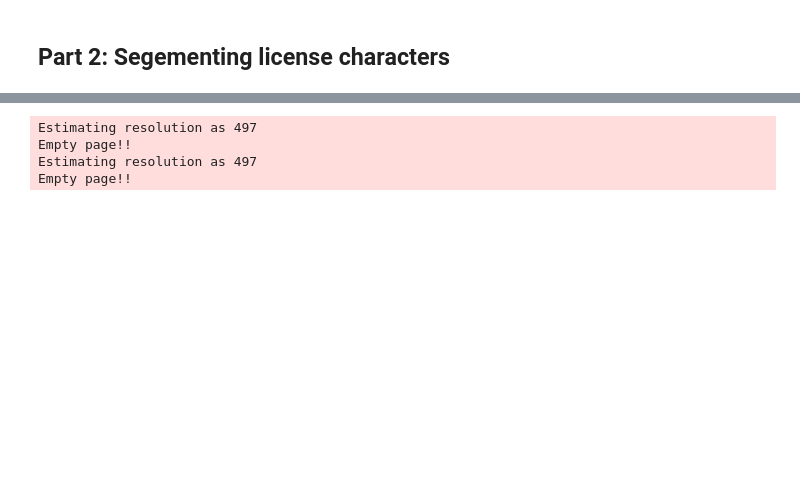
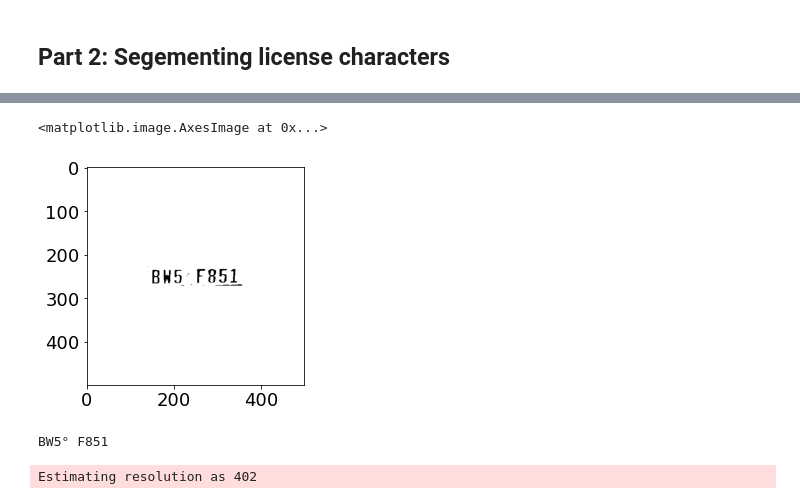
Before and after one commit to JeremyStubbs/License_Plate_Reader_OCRTesseract, a Jupyter notebook: OCR.ipynb, the cells around one changed output, grey strips where cells are left out. Cells and saved outputs as stored; diff of their text form; code cells hidden in the pictures; blank space fills up the shorter version.

Commit message:
tesseract works

```diff
--- a/OCR.ipynb
+++ b/OCR.ipynb
@@ -48 +107,12 @@ for i in range(len(plot_image)):
+# %%
+final_arr = np.zeros([500,500,3], np.uint8)
+for i in range(500):
+    for j in range(500):
+        for k in range(3):
+            final_arr[i][j][k]=background[i][j]
+
+plt.imshow(final_arr)
+# %% [output]
+<matplotlib.image.AxesImage at 0x...>
+[figure, added]
 # %%
@@ -51,7 +122,6 @@ x.save("gray.jpg")
 # %%
-letters = os.popen("tesseract gray.jpg outputbase").read()
+letters = os.popen("tesseract binary.jpg - -l eng").read()
+print(letters)
 # %% [output]
-Estimating resolution as 497
-Empty page!!
-Estimating resolution as 497
-Empty page!!
+BW5° F851
+Estimating resolution as 402
```
Also changed, not shown: parts of 10 cells of this notebook, 2 other files.
